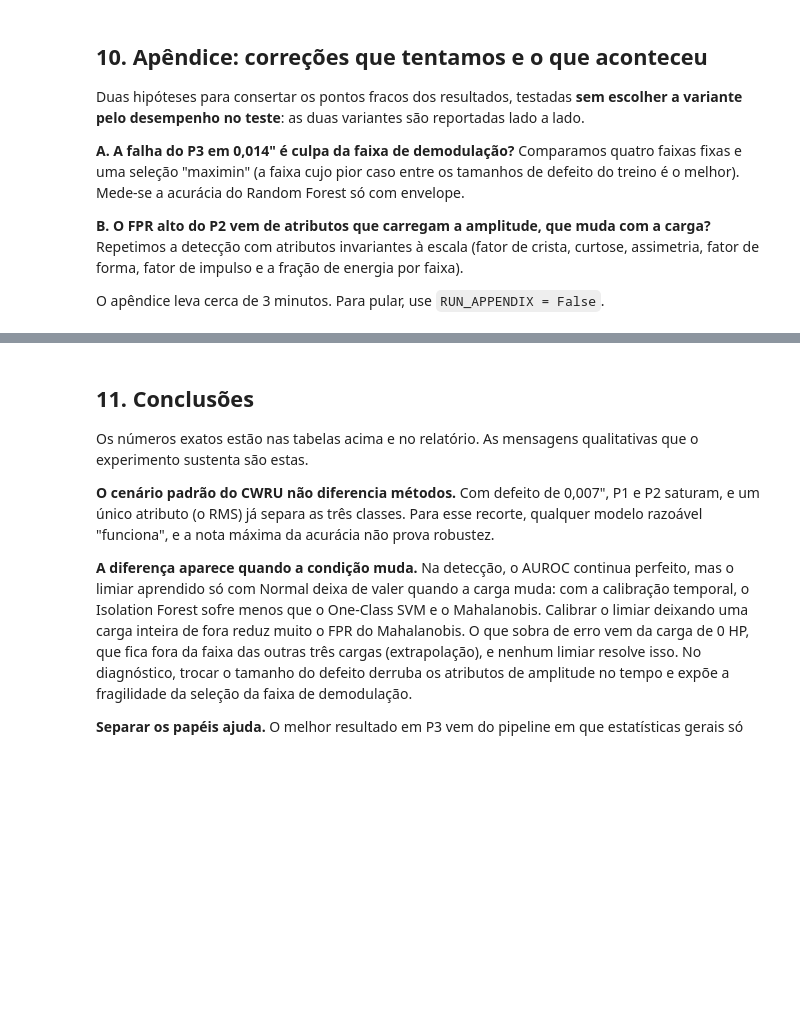
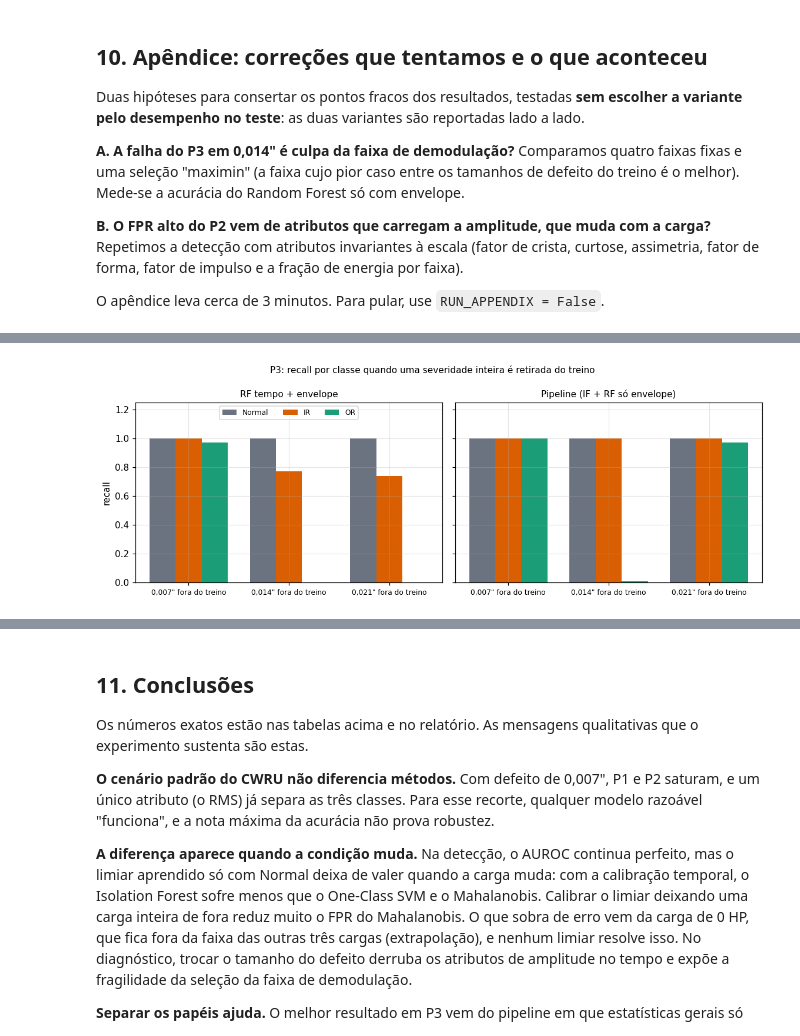
Before and after one commit to IMT-CD-PAPA/IMT_CD_PROJETO_2, a Jupyter notebook: notebooks/CWRU_deteccao_diagnostico.ipynb, the cells around one changed output, grey strips where cells are left out. Saved outputs shown, nothing was run; the diff lists cells and outputs as text; code cells hidden in the pictures; blank space fills up the shorter version.

```diff
--- a/notebooks/CWRU_deteccao_diagnostico.ipynb
+++ b/notebooks/CWRU_deteccao_diagnostico.ipynb
@@ -1120,0 +1199,19 @@ B. detecção no P2, atributos absolutos contra invariantes à escala
+# %%
+# Figura 14: recall por classe no P3, por severidade retirada do treino
+p3 = pd.read_csv(RES / 'diagnostico_P3_por_severidade.csv')
+modelos = [('Random Forest', 'tempo + envelope', 'RF tempo + envelope'),
+           ('Pipeline, tipo só por envelope', 'envelope', 'Pipeline (IF + RF só envelope)')]
+sevs = ['0,007"', '0,014"', '0,021"']
+fig, axs = plt.subplots(1, 2, figsize=(10.5, 3.8), sharey=True)
+for ax, (mod, attr, titulo) in zip(axs, modelos):
+    sub = p3[(p3['Modelo'] == mod) & (p3['Atributos'] == attr)]
+    for k, (col, nome) in enumerate([('Recall Normal', 'Normal'), ('Recall IR', 'IR'), ('Recall OR', 'OR')]):
+        v = [sub[sub['Defeito fora do treino'] == sv][col].values[0] for sv in sevs]
+        ax.bar(np.arange(3) + (k - 1) * .26, v, .26, color=COR[nome], label=nome)
+    ax.set_xticks(range(3)); ax.set_xticklabels([f'{x} fora do treino' for x in sevs], fontsize=8)
+    ax.set_title(titulo, fontsize=10); ax.set_ylim(0, 1.25)
+axs[0].set_ylabel('recall'); axs[0].legend(fontsize=8, loc='upper center', ncol=3)
+fig.suptitle('P3: recall por classe quando uma severidade inteira é retirada do treino', fontsize=10)
+fig.tight_layout(); fig.savefig(FIG / '14_recall_P3.png', bbox_inches='tight'); plt.show()
+# %% [output]
+[figure, added]
```
Also changed, not shown: parts of 13 cells of this notebook, 9 other files.
